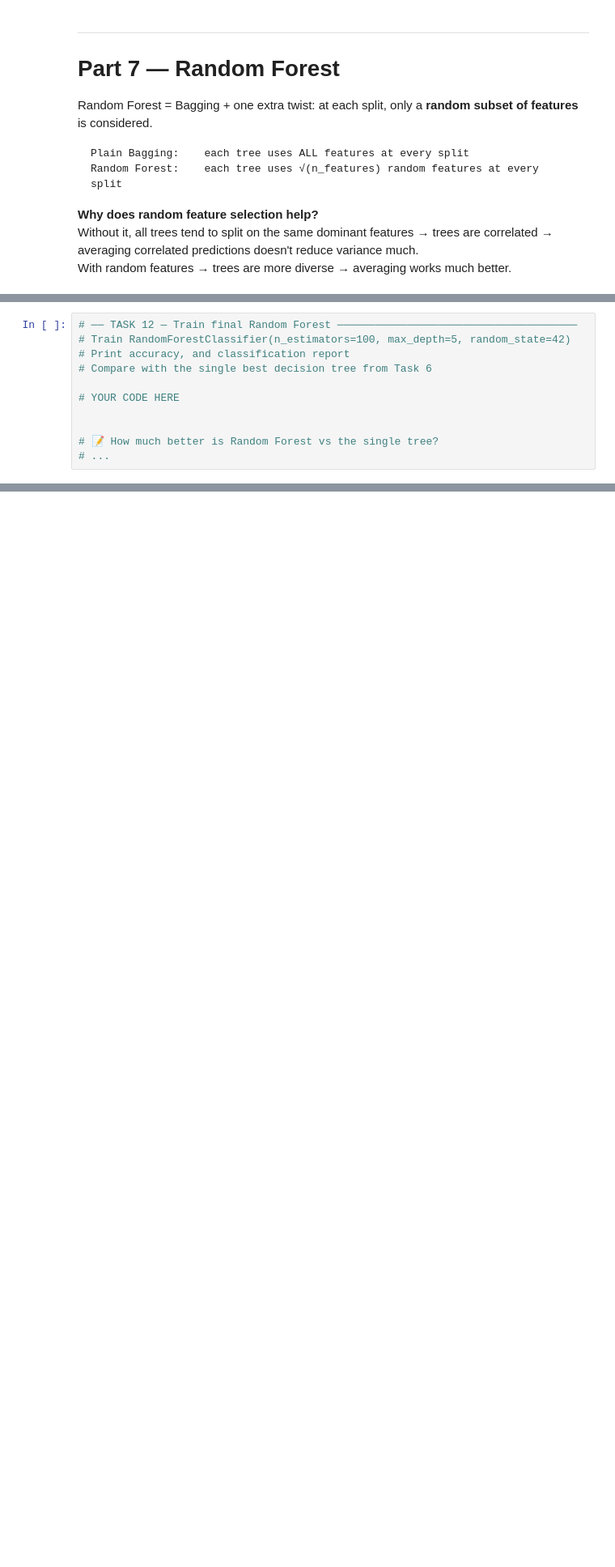
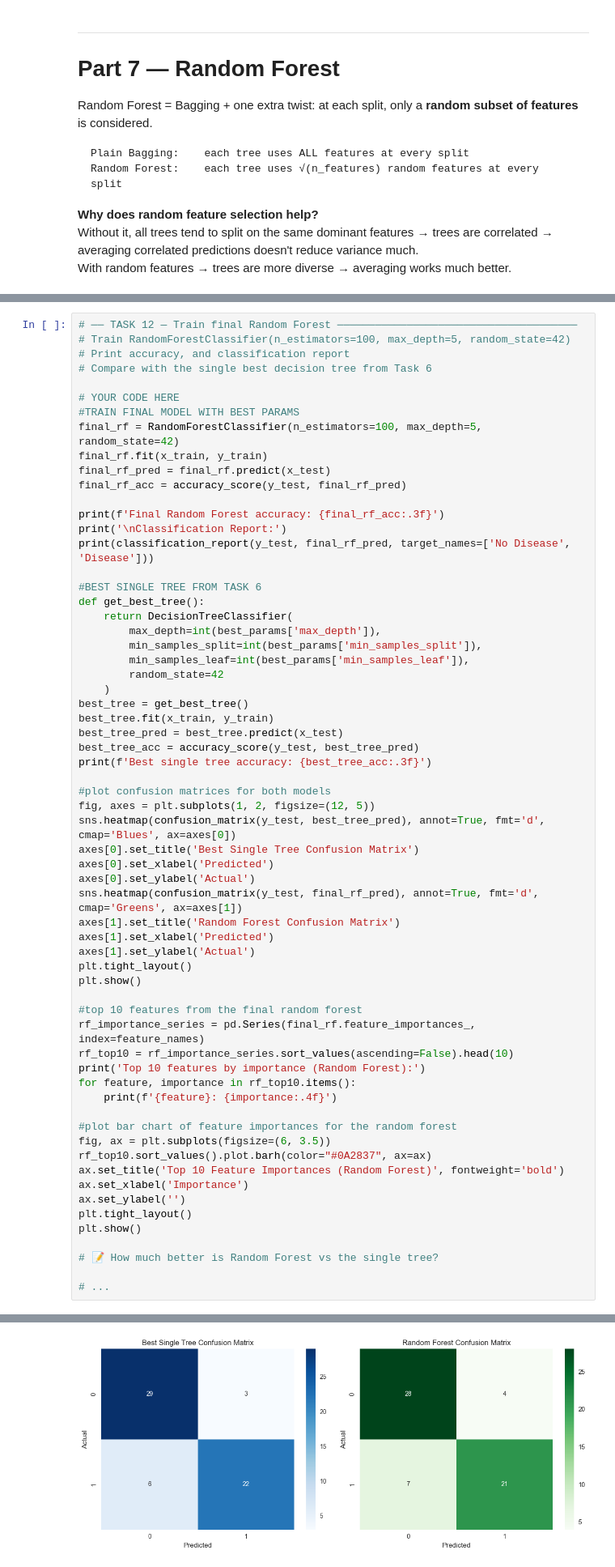
Before and after one commit to shashwatsrma/ML-training, a Jupyter notebook: day_7_decision_ensemble.ipynb, the cells around one changed output, grey strips where cells are left out. Shown at 81% size. Drawn from its saved outputs; the diff is of its cells as text; blank space fills up the shorter version.

```diff
--- a/day_7_decision_ensemble.ipynb
+++ b/day_7_decision_ensemble.ipynb
@@ -731,7 +788,60 @@ plt.show()
 # Compare with the single best decision tree from Task 6
 
 # YOUR CODE HERE
+#TRAIN FINAL MODEL WITH BEST PARAMS
+final_rf = RandomForestClassifier(n_estimators=100, max_depth=5, random_state=42)
+final_rf.fit(x_train, y_train)
+final_rf_pred = final_rf.predict(x_test)
+final_rf_acc = accuracy_score(y_test, final_rf_pred)
 
+print(f'Final Random Forest accuracy: {final_rf_acc:.3f}')
+print('\nClassification Report:')
+print(classification_report(y_test, final_rf_pred, target_names=['No Disease', 'Disease']))
+
+#BEST SINGLE TREE FROM TASK 6
+def get_best_tree():
+    return DecisionTreeClassifier(
+        max_depth=int(best_params['max_depth']),
+        min_samples_split=int(best_params['min_samples_split']),
+        min_samples_leaf=int(best_params['min_samples_leaf']),
+        random_state=42
+    )
+best_tree = get_best_tree()
+best_tree.fit(x_train, y_train)
+best_tree_pred = best_tree.predict(x_test)
+best_tree_acc = accuracy_score(y_test, best_tree_pred)
+print(f'Best single tree accuracy: {best_tree_acc:.3f}')
+
+#plot confusion matrices for both models
+fig, axes = plt.subplots(1, 2, figsize=(12, 5))
+sns.heatmap(confusion_matrix(y_test, best_tree_pred), annot=True, fmt='d', cmap='Blues', ax=axes[0])
+axes[0].set_title('Best Single Tree Confusion Matrix')
+axes[0].set_xlabel('Predicted')
+axes[0].set_ylabel('Actual')
+sns.heatmap(confusion_matrix(y_test, final_rf_pred), annot=True, fmt='d', cmap='Greens', ax=axes[1])
+axes[1].set_title('Random Forest Confusion Matrix')
+axes[1].set_xlabel('Predicted')
+axes[1].set_ylabel('Actual')
+plt.tight_layout()
+plt.show()
+
+#top 10 features from the final random forest
+rf_importance_series = pd.Series(final_rf.feature_importances_, index=feature_names)
+rf_top10 = rf_importance_series.sort_values(ascending=False).head(10)
+print('Top 10 features by importance (Random Forest):')
+for feature, importance in rf_top10.items():
+    print(f'{feature}: {importance:.4f}')
+
+#plot bar chart of feature importances for the random forest
+fig, ax = plt.subplots(figsize=(6, 3.5))
+rf_top10.sort_values().plot.barh(color="#0A2837", ax=ax)
+ax.set_title('Top 10 Feature Importances (Random Forest)', fontweight='bold')
+ax.set_xlabel('Importance')
+ax.set_ylabel('')
+plt.tight_layout()
+plt.show()
 
 # 📝 How much better is Random Forest vs the single tree?
+
 # ...
+# %% [output]
@@ -737,0 +861 @@ plt.show()
+[figure, added]
```
Also changed, not shown: parts of 11 cells of this notebook.
